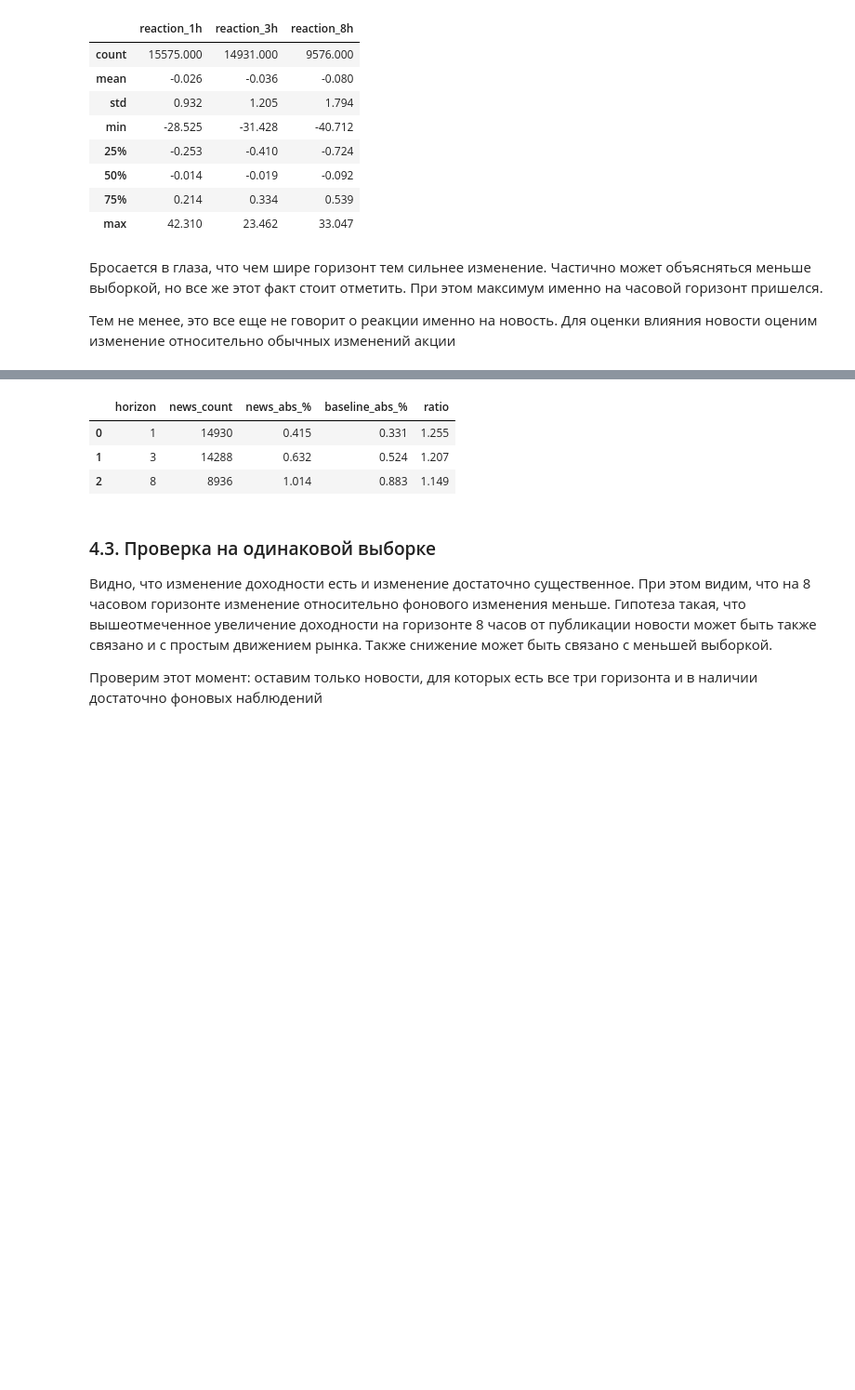
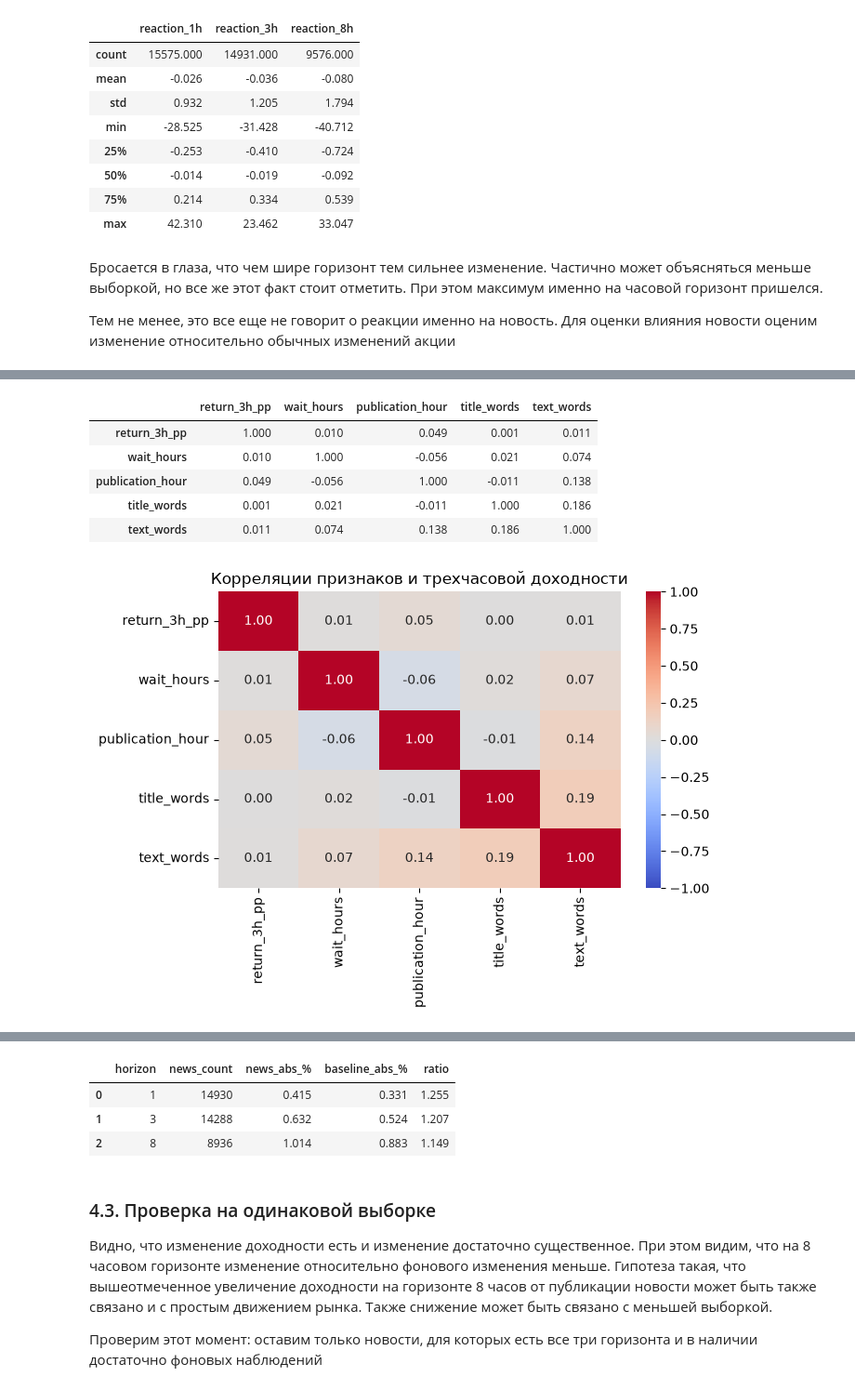
Before and after one commit to alshev-pavel/market-event-analytics, a Jupyter notebook: 04_joint_eda.ipynb, the cells around one changed output, grey strips where cells are left out. Shown at 93% size. Drawn from its saved outputs; the diff is of its cells as text; code cells hidden in the pictures; blank space fills up the shorter version.

```diff
--- a/04_joint_eda.ipynb
+++ b/04_joint_eda.ipynb
@@ -471,0 +529,79 @@ dtype: int64
+# %%
+# Выбираем новости с доступной трехчасовой доходностью
+eda_features = continuous_events.loc[
+    continuous_events["reaction_3h"].notna()
+].copy()
+
+# Целевая переменная в процентных пунктах
+eda_features["return_3h_pp"] = (
+    eda_features["reaction_3h"] * 100
+)
+
+# Дополнительные признаки
+eda_features["publication_hour"] = (
+    eda_features["datetime"].dt.hour
+)
+eda_features["title_words"] = (
+    eda_features["title"].fillna("").str.split().str.len()
+)
+
+# Количество слов в полном тексте новости
+text_lengths = (
+    news.set_index("record_id")["text"]
+    .fillna("")
+    .str.split()
+    .str.len()
+)
+
+eda_features["text_words"] = (
+    eda_features["record_id"].map(text_lengths)
+)
+
+feature_cols = [
+    "return_3h_pp",
+    "wait_hours",
+    "publication_hour",
+    "title_words",
+    "text_words"
+]
+
+# Корреляционная матрица
+corr = eda_features[feature_cols].corr()
+
+display(corr.round(3))
+
+plt.figure(figsize=(7, 5))
+sns.heatmap(
+    corr,
+    annot=True,
+    fmt=".2f",
+    cmap="coolwarm",
+    center=0,
+    vmin=-1,
+    vmax=1
+)
+plt.title("Корреляции признаков и трехчасовой доходности")
+plt.tight_layout()
+plt.show()
+
+# Попарные распределения на случайной подвыборке
+plot_data = eda_features[feature_cols].dropna()
+plot_data = plot_data.sample(
+    n=min(800, len(plot_data)),
+    random_state=42
+)
+
+sns.pairplot(
+    plot_data,
+    diag_kind="hist",
+    plot_kws={"alpha": 0.25, "s": 10}
+)
+plt.show()
+# %% [output]
+|  | return_3h_pp | wait_hours | publication_hour | title_words | text_words |
+| return_3h_pp | 1.000 | 0.010 | 0.049 | 0.001 | 0.011 |
+| wait_hours | 0.010 | 1.000 | -0.056 | 0.021 | 0.074 |
+| publication_hour | 0.049 | -0.056 | 1.000 | -0.011 | 0.138 |
+| title_words | 0.001 | 0.021 | -0.011 | 1.000 | 0.186 |
+| text_words | 0.011 | 0.074 | 0.138 | 0.186 | 1.000 |
+[figure, added]
```
Also changed, not shown: parts of 9 cells of this notebook, 5 other files.
